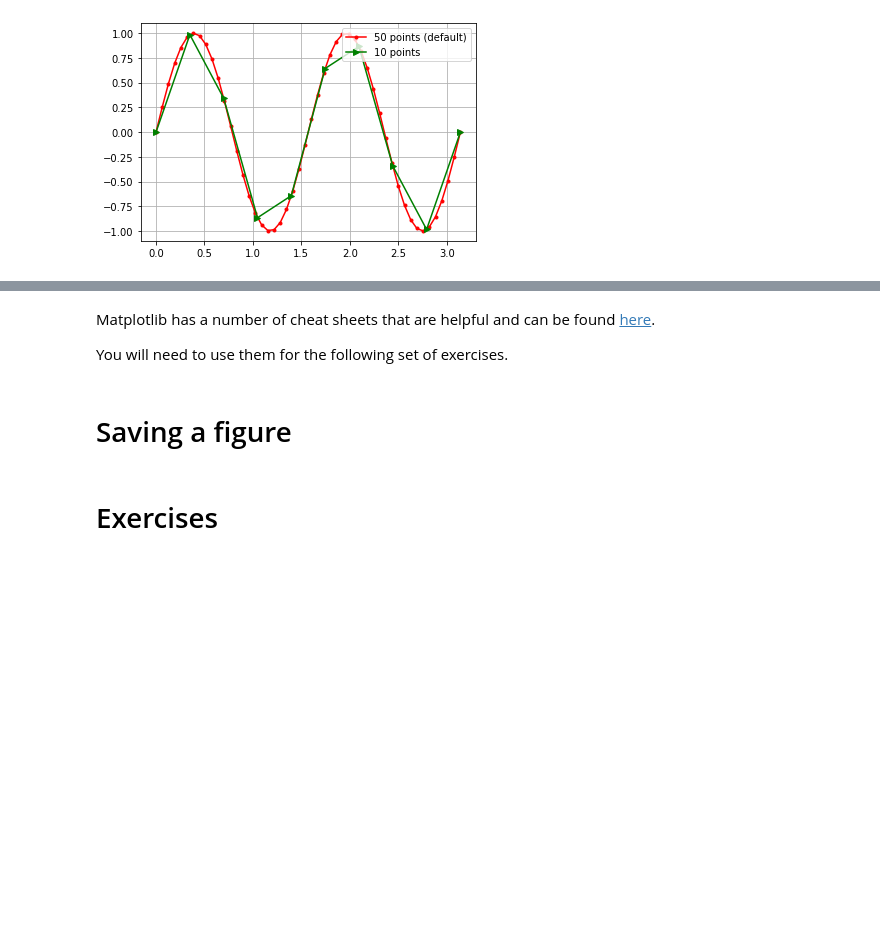
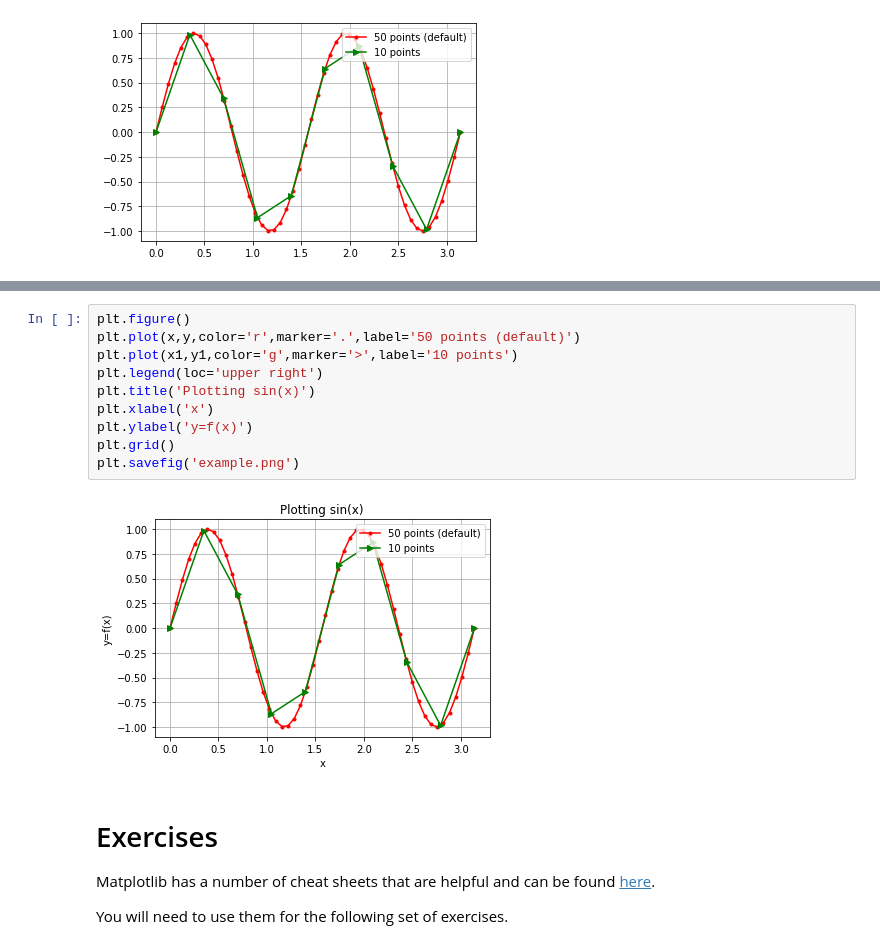
Before and after one commit to lfmartins/introduction-to-computational-mathematics, a Jupyter notebook: 09-matplotlib-intro.ipynb, the cells around one changed output, grey strips where cells are left out. Drawn from its saved outputs; the diff is of its cells as text; blank space fills up the shorter version.

```diff
--- a/09-matplotlib-intro.ipynb
+++ b/09-matplotlib-intro.ipynb
@@ -159,9 +231,19 @@ plt.grid()
+# %%
+plt.figure()
+plt.plot(x,y,color='r',marker='.',label='50 points (default)')
+plt.plot(x1,y1,color='g',marker='>',label='10 points')
+plt.legend(loc='upper right')
+plt.title('Plotting sin(x)')
+plt.xlabel('x')
+plt.ylabel('y=f(x)')
+plt.grid()
+plt.savefig('example.png')
+# %% [output]
+[figure, added]
 # %% [markdown]
+# Exercises
+
 Matplotlib has a number of cheat sheets that are helpful and can be found [here](https://matplotlib.org/cheatsheets/).
 
 
 You will need to use them for the following set of exercises.
-# %% [markdown]
-# Saving a figure
-# %% [markdown]
-# Exercises
```
Also changed, not shown: parts of 8 cells of this notebook.
